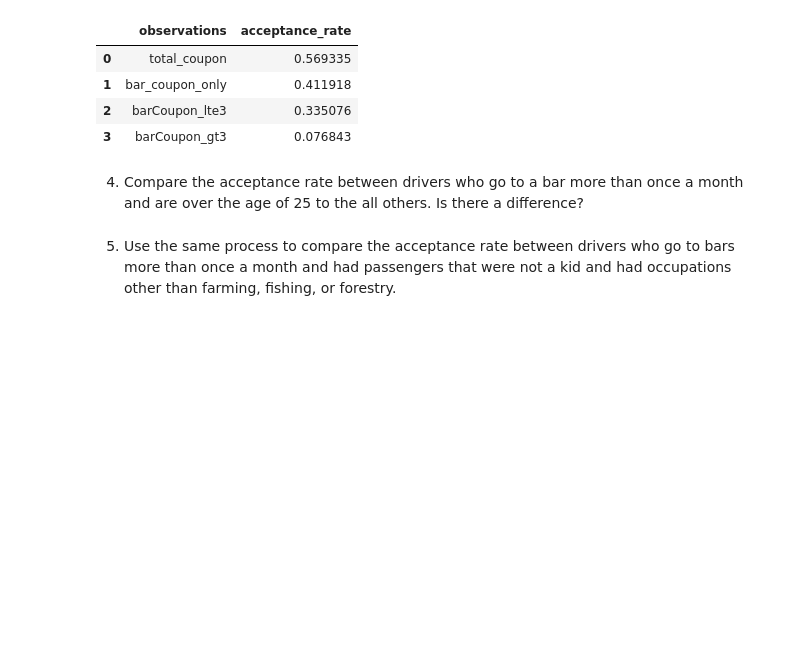
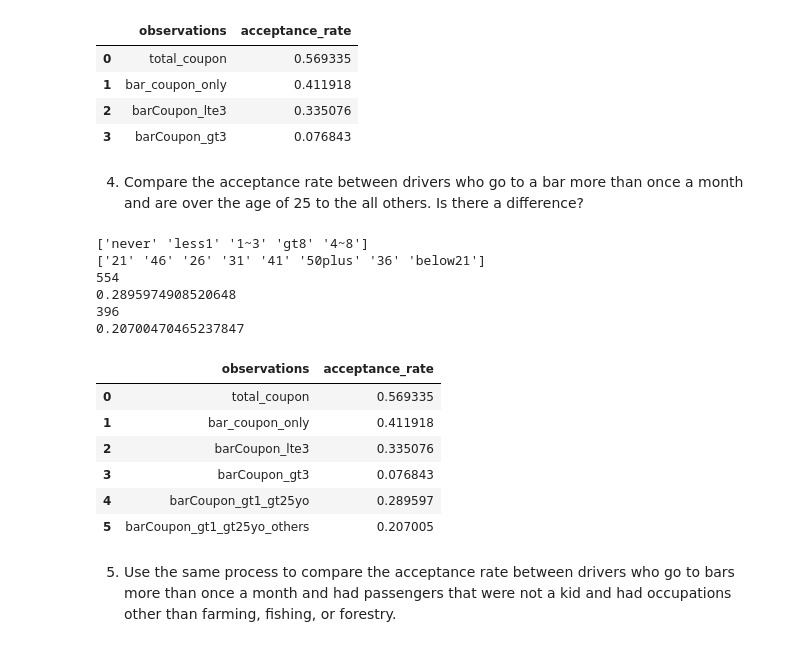
Before and after one commit to anhphong2312/ML-App1, a Jupyter notebook: assignment_5_1_starter/prompt.ipynb, the cells around one changed output. Drawn from its saved outputs; the diff is of its cells as text; code cells hidden in the pictures; blank space fills up the shorter version.

```diff
--- a/assignment_5_1_starter/prompt.ipynb
+++ b/assignment_5_1_starter/prompt.ipynb
@@ -240,5 +240,44 @@ result_df.head(5)
 | 3 | barCoupon_gt3 | 0.076843 |
 # %% [markdown]
 4. Compare the acceptance rate between drivers who go to a bar more than once a month and are over the age of 25 to the all others.  Is there a difference?
+# %%
+print(df_bar["Bar"].unique())
+print(df_bar["age"].unique())
+fig = px.histogram(df_bar, "age", color="Y")
+fig.show()
+
+bar_values = ['1~3','gt8','4~8'] # go to bars more than once a month
+age_values = ['46','26','31','41','50plus','36'] # over age of 25
+
+accept_count_barCoupon_gt1_gt25yo = df_bar.query(("Bar in @bar_values") and ("age in @age_values"))["Y"].sum()
+print(accept_count_barCoupon_gt1_gt25yo)
+accept_rate_barCoupon_gt1_gt25yo = accept_count_barCoupon_gt1_gt25yo / len(df_bar["Y"])
+print(accept_rate_barCoupon_gt1_gt25yo)
+new_row = pd.Series({'observations': "barCoupon_gt1_gt25yo", 'acceptance_rate': accept_rate_barCoupon_gt1_gt25yo})
+result_df = pd.concat([result_df, new_row.to_frame().T ], ignore_index=True)
+
+#all others
+accept_count_barCoupon_gt1_gt25yo_others = df_bar.query(("Bar not in @bar_values") or ("age not in @age_values"))["Y"].sum()
+print(accept_count_barCoupon_gt1_gt25yo_others)
+accept_rate_barCoupon_gt1_gt25yo_others = accept_count_barCoupon_gt1_gt25yo_others / len(df_bar["Y"])
+print(accept_rate_barCoupon_gt1_gt25yo_others)
+new_row = pd.Series({'observations': "barCoupon_gt1_gt25yo_others", 'acceptance_rate': accept_rate_barCoupon_gt1_gt25yo_others})
+result_df = pd.concat([result_df, new_row.to_frame().T ], ignore_index=True)
+result_df.drop_duplicates()
+result_df.head(10)
+# %% [output]
+['never' 'less1' '1~3' 'gt8' '4~8']
+['21' '46' '26' '31' '41' '50plus' '36' 'below21']
+554
+0.2895974908520648
+396
+0.20700470465237847
+|  | observations | acceptance_rate |
+| 0 | total_coupon | 0.569335 |
+| 1 | bar_coupon_only | 0.411918 |
+| 2 | barCoupon_lte3 | 0.335076 |
+| 3 | barCoupon_gt3 | 0.076843 |
+| 4 | barCoupon_gt1_gt25yo | 0.289597 |
+| 5 | barCoupon_gt1_gt25yo_others | 0.207005 |
 # %% [markdown]
 5. Use the same process to compare the acceptance rate between drivers who go to bars more than once a month and had passengers that were not a kid and had occupations other than farming, fishing, or forestry.
```
Also changed, not shown: parts of 5 cells of this notebook, 9 other files.
